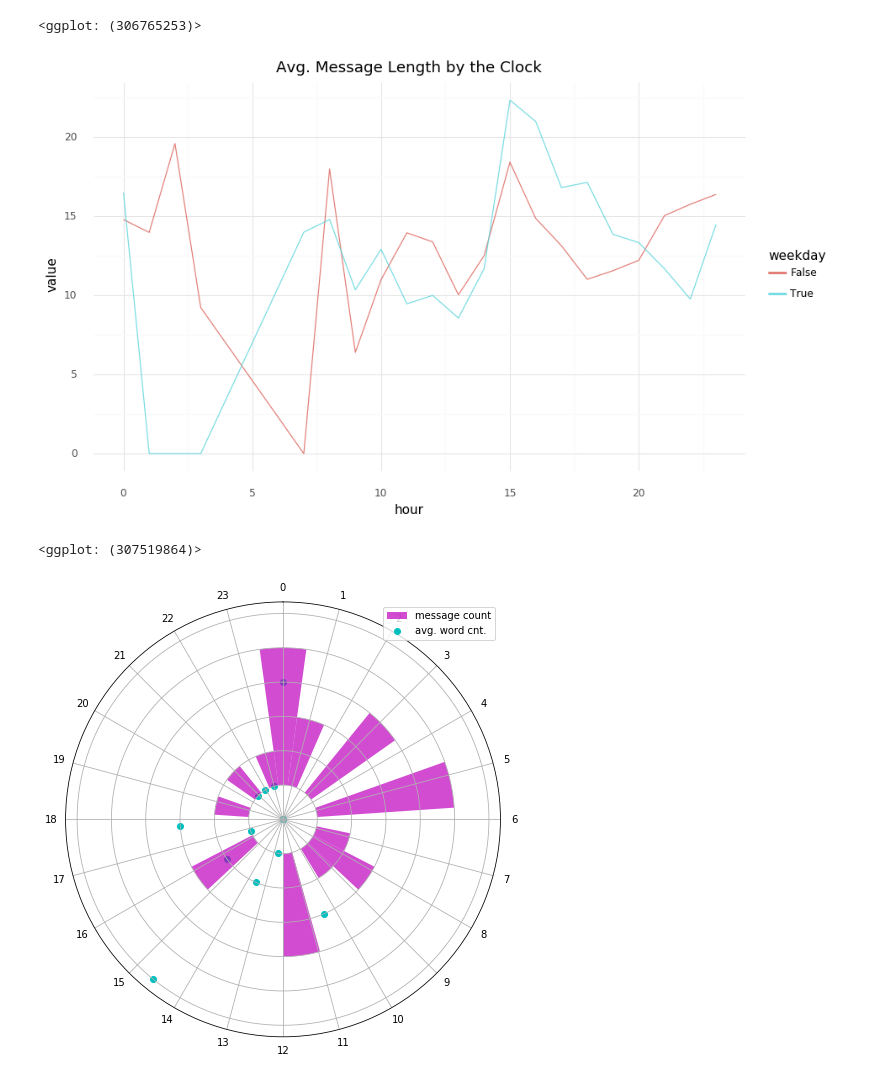
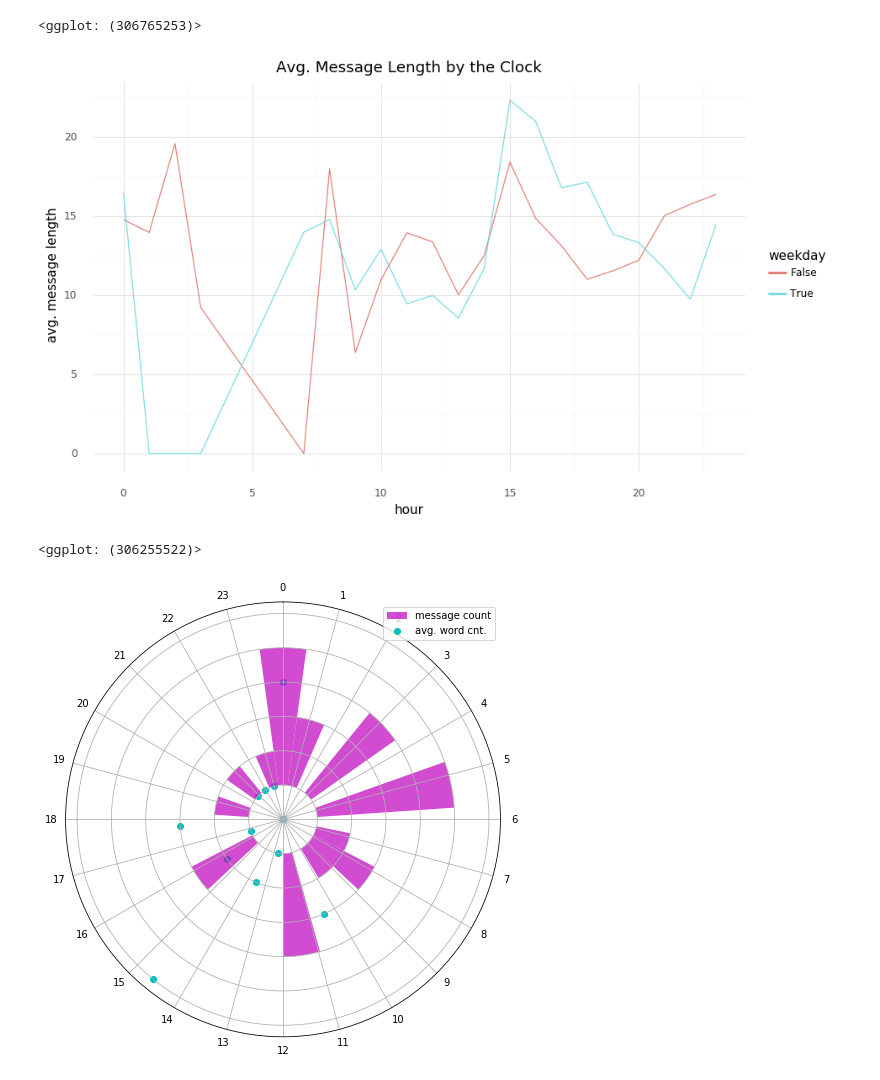
Before and after one commit to katykoenig/personal-data, a Jupyter notebook: playing-with-tinder-data.ipynb, the cells around one changed output. Saved outputs shown, nothing was run; the diff lists cells and outputs as text; code cells hidden in the pictures.

```diff
--- a/playing-with-tinder-data.ipynb
+++ b/playing-with-tinder-data.ipynb
@@ -280,12 +280,13 @@ p9.ggplot(message_df, p9.aes('hour', 'num_words')) + \
 # %%
 melted_by_dt = pd.melt(message_df.groupby(['hour', 'weekday'])['num_words'].mean().unstack(). \
                        reset_index().fillna(0), id_vars=['hour'])
 p9.ggplot(melted_by_dt, p9.aes('hour', 'value')) + \
     p9.geom_line(p9.aes(color='weekday'), alpha=0.8) + \
-    p9.theme_minimal() + p9.theme(figure_size=(10, 6)) + p9.ggtitle('Avg. Message Length by the Clock')
+    p9.theme_minimal() + p9.theme(figure_size=(10, 6)) + \
+    p9.ggtitle('Avg. Message Length by the Clock') + p9.ylab('avg. message length')
 # %% [output]
-[figure, old version]
+[figure, new version]
-<ggplot: (307519864)>
+<ggplot: (306255522)>
 # %%
 messages_by_hr = message_df.groupby('hour').agg({'num_words': 'mean', 'tod': 'count'}). \
                             rename({'tod': 'count'}, axis=1).reset_index()
```
